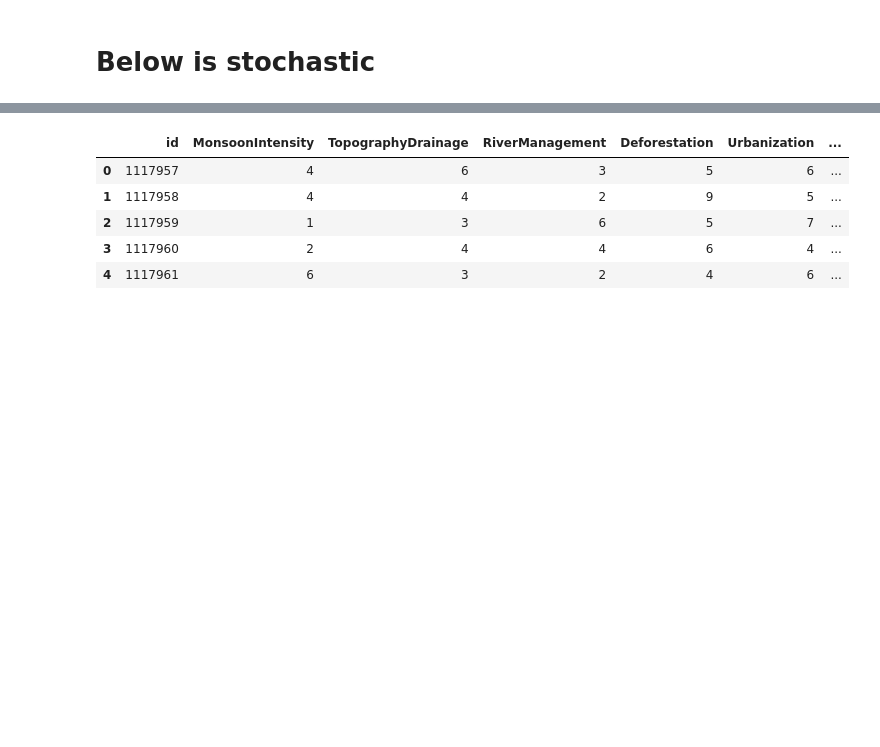
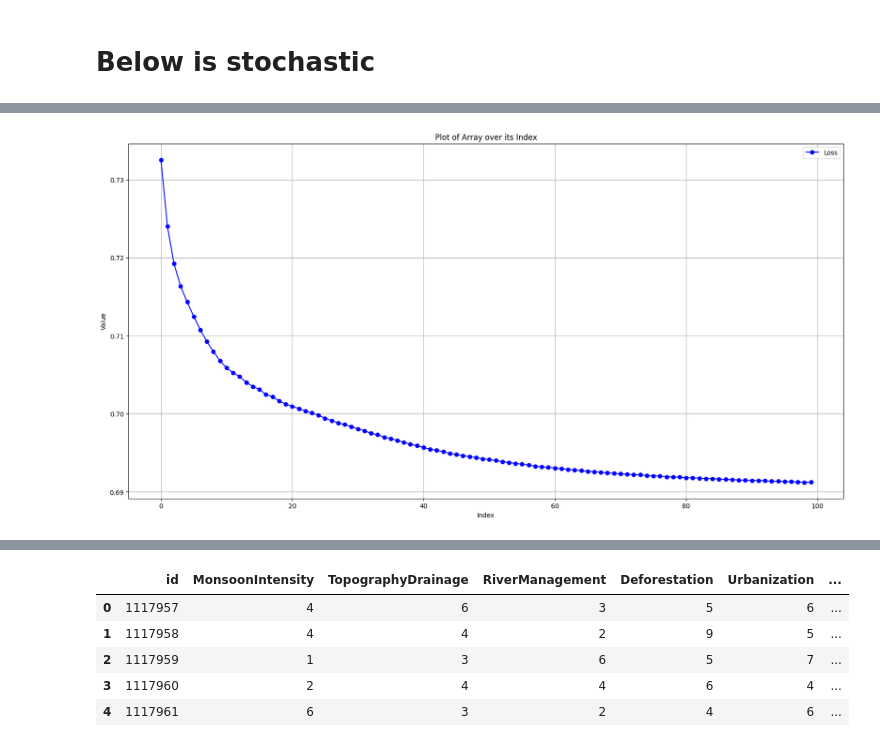
Before and after one commit to TarinPairor/kaggle-projects, a Jupyter notebook: flood-prediction-competition.ipynb, the cells around one changed output, grey strips where cells are left out. Saved outputs shown, nothing was run; the diff lists cells and outputs as text; code cells hidden in the pictures; blank space fills up the shorter version.

```diff
--- a/flood-prediction-competition.ipynb
+++ b/flood-prediction-competition.ipynb
@@ -414,3 +454,14 @@ Epoch 100/100, Loss: 0.6887215971946716
+# %%
+plt.figure(figsize=(20, 10))
+plt.plot(loss_array, marker='o', linestyle='-', color='b', label='Loss')
+plt.title('Plot of Array over its Index')
+plt.xlabel('Index')
+plt.ylabel('Value')
+plt.legend()
+plt.grid(True)
+plt.show()
+# %% [output]
+[figure, added]
 # %%
 predictions[:10]
 # %% [output]
```
Also changed, not shown: parts of 18 cells of this notebook.
